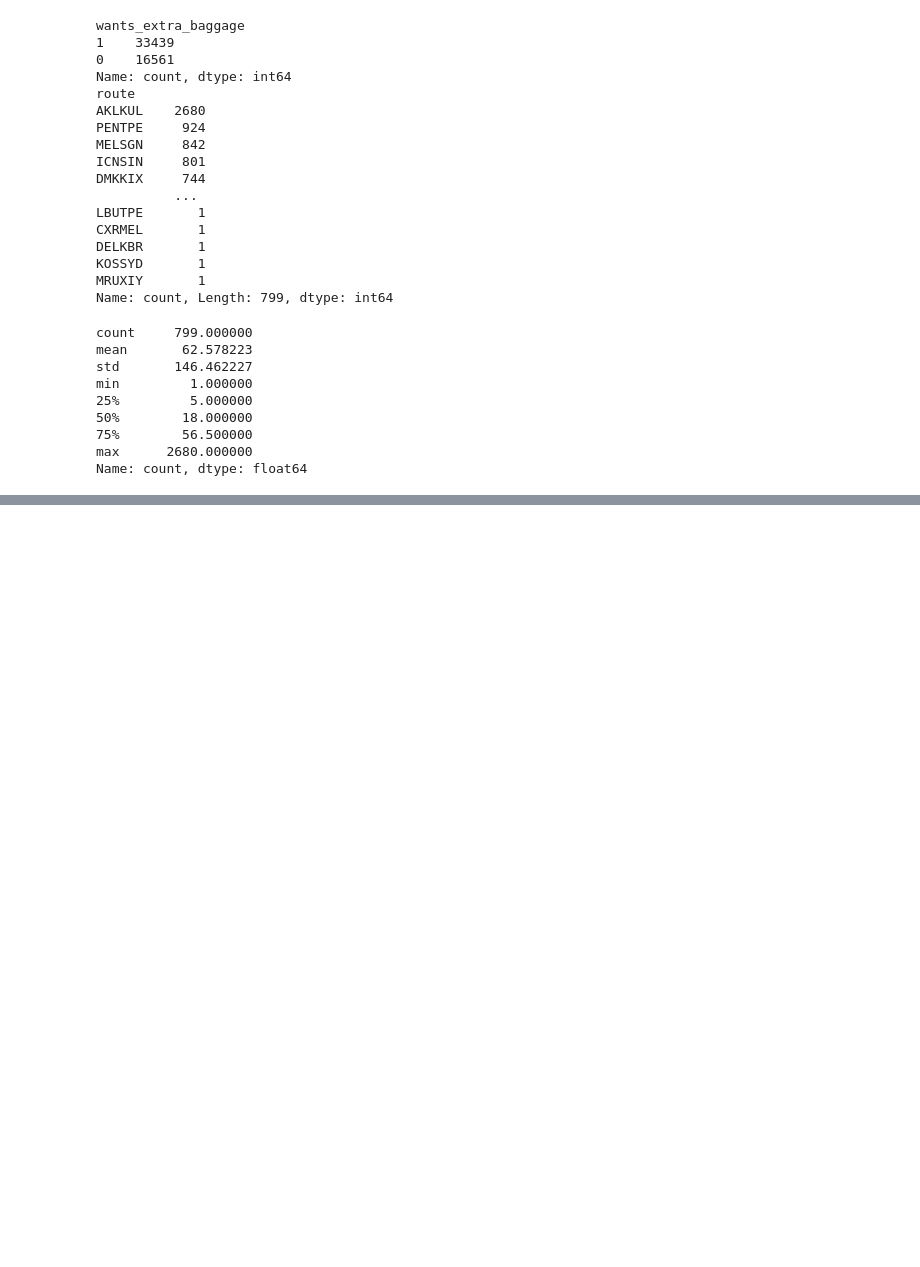
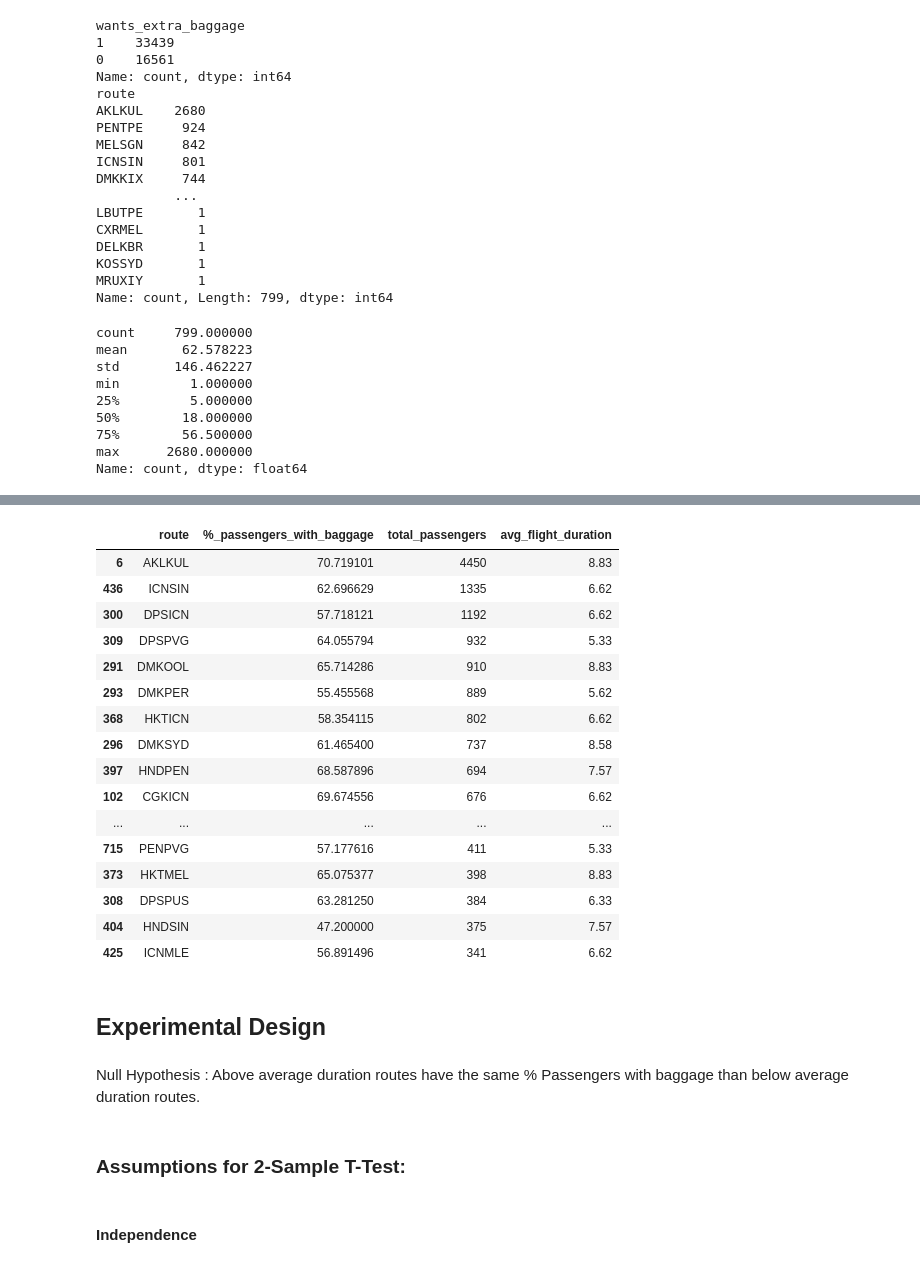
Before and after one commit to Alec12/data-science-secondary-projects, a Jupyter notebook: Data-Model-Portfolio/Oceania-Airlines-Bookings/exploratory_analysis.ipynb, the cells around one changed output, grey strips where cells are left out. Cells and saved outputs as stored; diff of their text form; code cells hidden in the pictures; blank space fills up the shorter version.

```diff
--- a/Data-Model-Portfolio/Oceania-Airlines-Bookings/exploratory_analysis.ipynb
+++ b/Data-Model-Portfolio/Oceania-Airlines-Bookings/exploratory_analysis.ipynb
@@ -84,0 +195,24 @@ df[df['route'].isin(routes_over_x.index)]
+# %%
+filtered_routes
+# %% [output]
+|  | route | %_passengers_with_baggage | total_passengers | avg_flight_duration |
+| 6 | AKLKUL | 70.719101 | 4450 | 8.83 |
+| 436 | ICNSIN | 62.696629 | 1335 | 6.62 |
+| 300 | DPSICN | 57.718121 | 1192 | 6.62 |
+| 309 | DPSPVG | 64.055794 | 932 | 5.33 |
+| 291 | DMKOOL | 65.714286 | 910 | 8.83 |
+| 293 | DMKPER | 55.455568 | 889 | 5.62 |
+| 368 | HKTICN | 58.354115 | 802 | 6.62 |
+| 296 | DMKSYD | 61.465400 | 737 | 8.58 |
+| 397 | HNDPEN | 68.587896 | 694 | 7.57 |
+| 102 | CGKICN | 69.674556 | 676 | 6.62 |
+| ... | ... | ... | ... | ... |
+| 715 | PENPVG | 57.177616 | 411 | 5.33 |
+| 373 | HKTMEL | 65.075377 | 398 | 8.83 |
+| 308 | DPSPUS | 63.281250 | 384 | 6.33 |
+| 404 | HNDSIN | 47.200000 | 375 | 7.57 |
+| 425 | ICNMLE | 56.891496 | 341 | 6.62 |
+# %% [markdown]
+## Experimental Design
+# %% [markdown]
+Null Hypothesis : Above average duration routes have the same % Passengers with baggage than below average duration routes.
@@ -84,0 +222,4 @@ df[df['route'].isin(routes_over_x.index)]
+# %% [markdown]
+### Assumptions for 2-Sample T-Test:
+# %% [markdown]
+#### Independence
```
Also changed, not shown: parts of 26 cells of this notebook, 3 other files.
